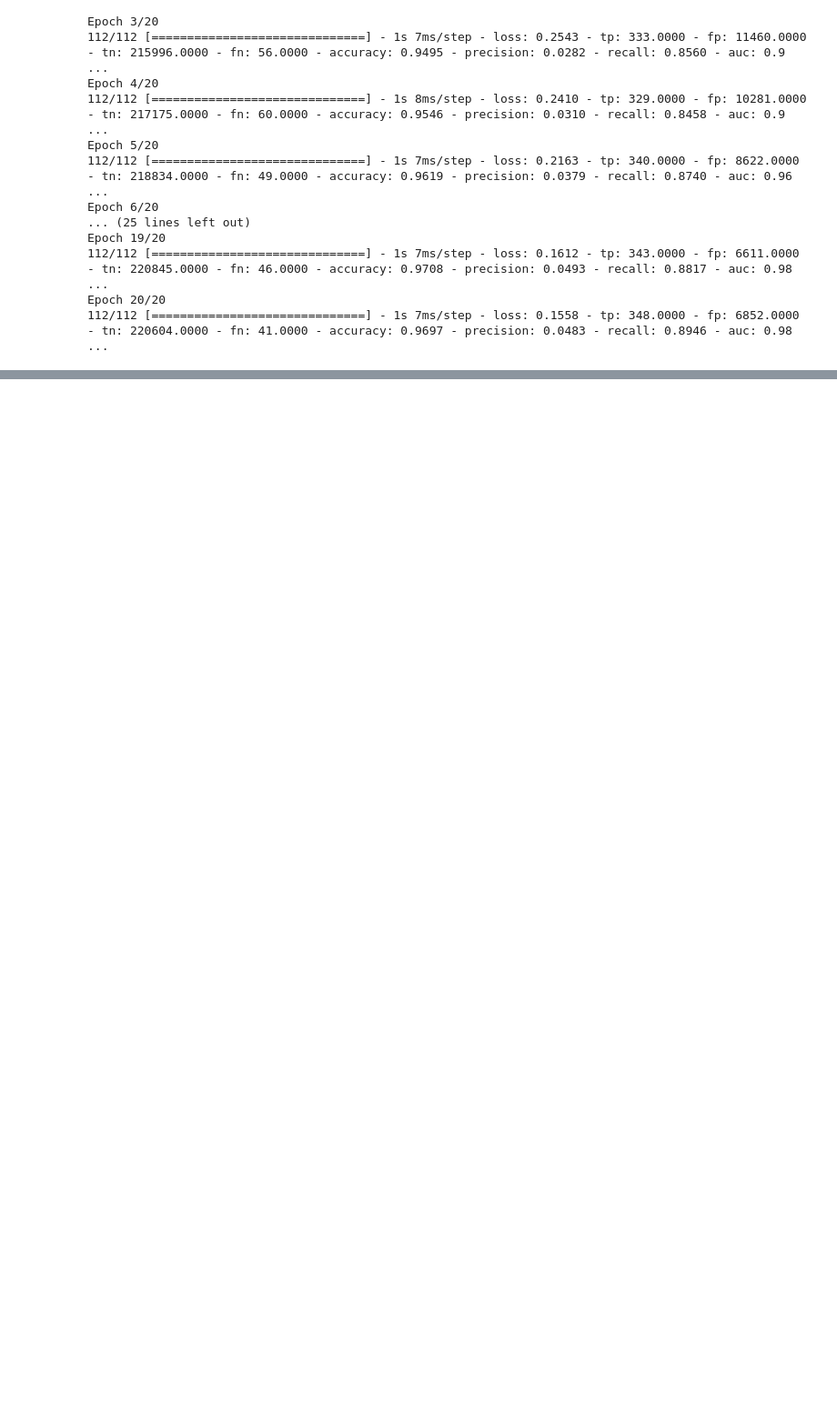
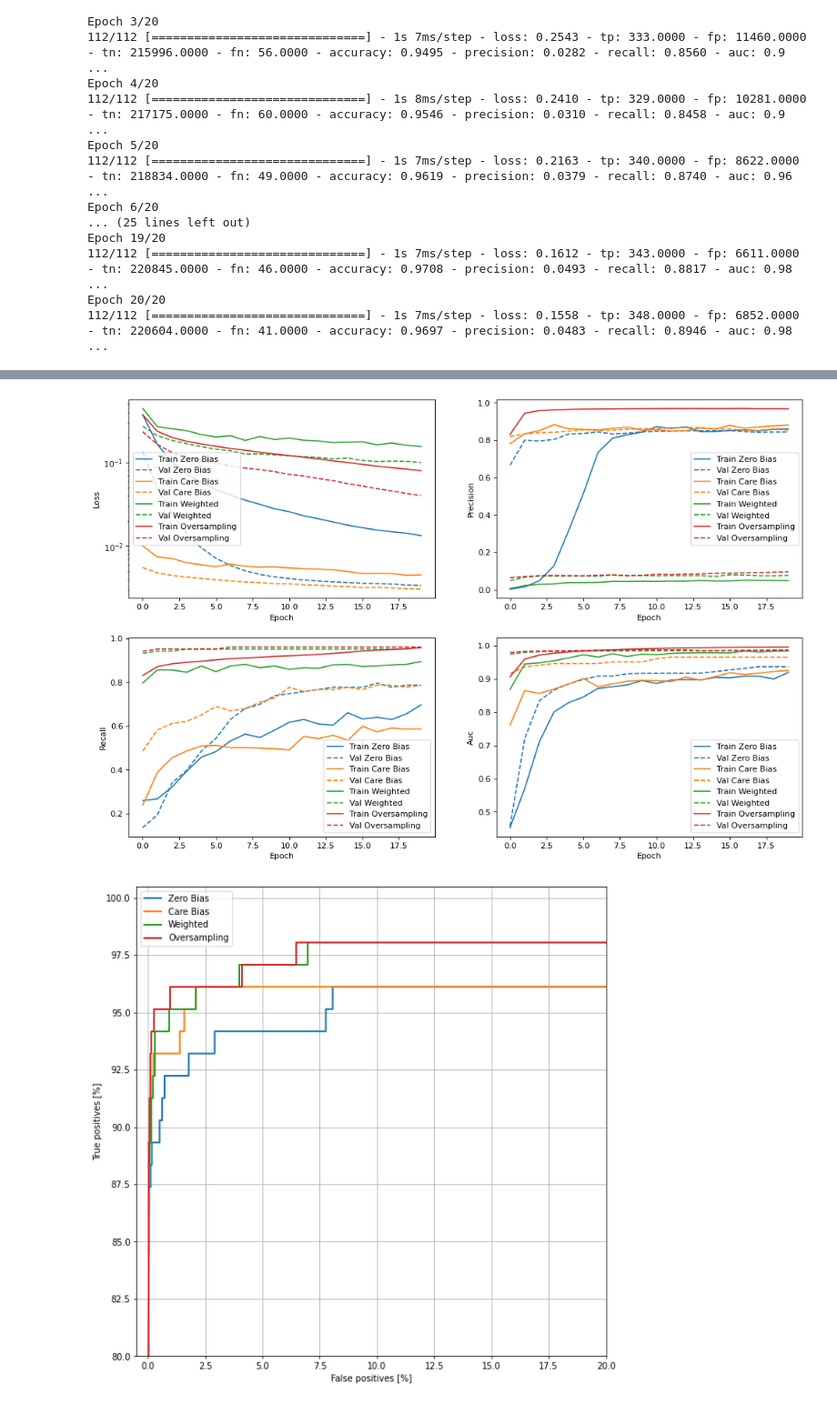
Before and after one commit to dwdb/tensorflow2.0-tutorial, a Jupyter notebook: classification_on_imbalance_data.ipynb, the cells around one changed output, grey strips where cells are left out. Shown at 91% size. Cells and saved outputs as stored; diff of their text form; code cells hidden in the pictures; blank space fills up the shorter version.

```diff
--- a/classification_on_imbalance_data.ipynb
+++ b/classification_on_imbalance_data.ipynb
@@ -16,7 +16,7 @@ from sklearn.preprocessing import StandardScaler
 import tensorflow as tf
 from tensorflow import keras
 
-# mpl.rcParams['figure.figsize'] = (15, 10)
+mpl.rcParams['figure.figsize'] = (15, 10)
 colors = plt.rcParams['axes.prop_cycle'].by_key()['color']
 # %%
 # dataset processing
@@ -231,33 +246,34 @@ def plot_metrics(histories, targets, predictions, labels, p=0.5):
   # roc curve
   plt.figure(dpi=70)
   for i, (target, prediction) in enumerate(zip(targets, predictions)):
     fp, tp, _ = sklearn.metrics.roc_curve(target, prediction)
     plt.plot(100*fp, 100*tp, label=labels[i], linewidth=2, color=colors[i])
     plt.xlabel('False positives [%]')
     plt.ylabel('True positives [%]')
     plt.xlim([-0.5,20])
     plt.ylim([80,100.5])
     plt.legend()
     plt.grid(True)
     ax = plt.gca()
     ax.set_aspect('equal')
 
-
   # confusion matrix
   plt.figure(dpi=100)
-  figure_size = (2,2)
   for i, (target, prediction) in enumerate(zip(targets, predictions)):
-    plt.subplot(*figure_size, i+1)
+    plt.subplot(2, 2, i+1)
     cm = confusion_matrix(target, prediction > p)
     sns.heatmap(cm, annot=True, fmt='d')
     plt.title(labels[i] + ' Confusion Matrix @{:.2f}'.format(p))
     plt.ylabel('Actual label')
     plt.xlabel('Predicted label')
 
 
 plot_metrics(
     histories=[zero_bias_history, care_bias_history, weighted_history, oversampling_history],
     targets=[test_y, test_y, test_y, test_y],
     predictions=[zero_preditions, care_preditions, weighted_preditions, oversampling_preditions],
     labels=['Zero Bias', 'Care Bias', 'Weighted', 'Oversampling']
 )
+# %% [output]
+[figure, added]
+[figure, added]
```
Also changed, not shown: parts of 4 cells of this notebook.
